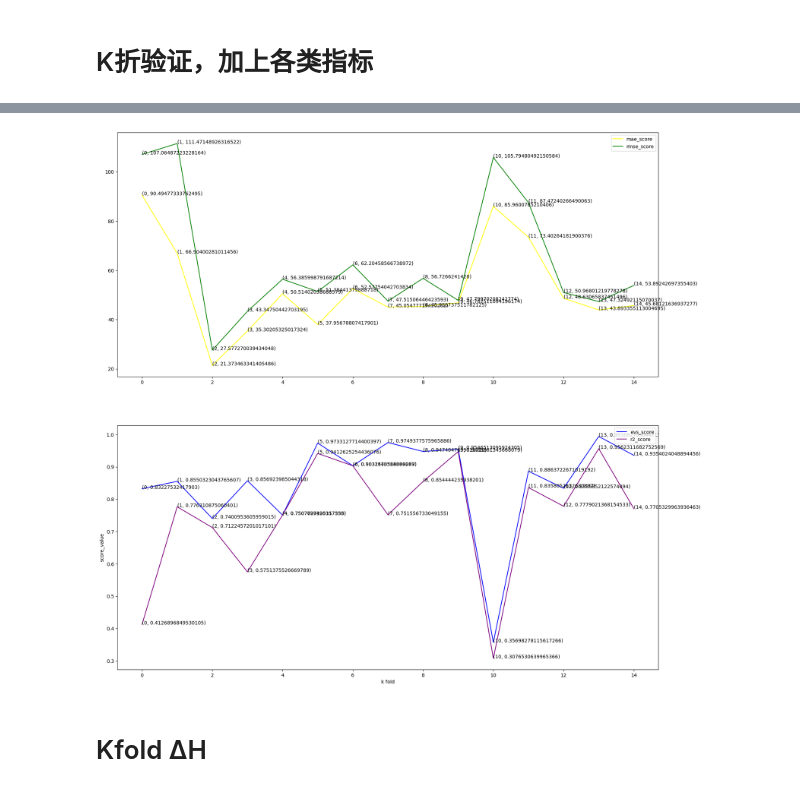
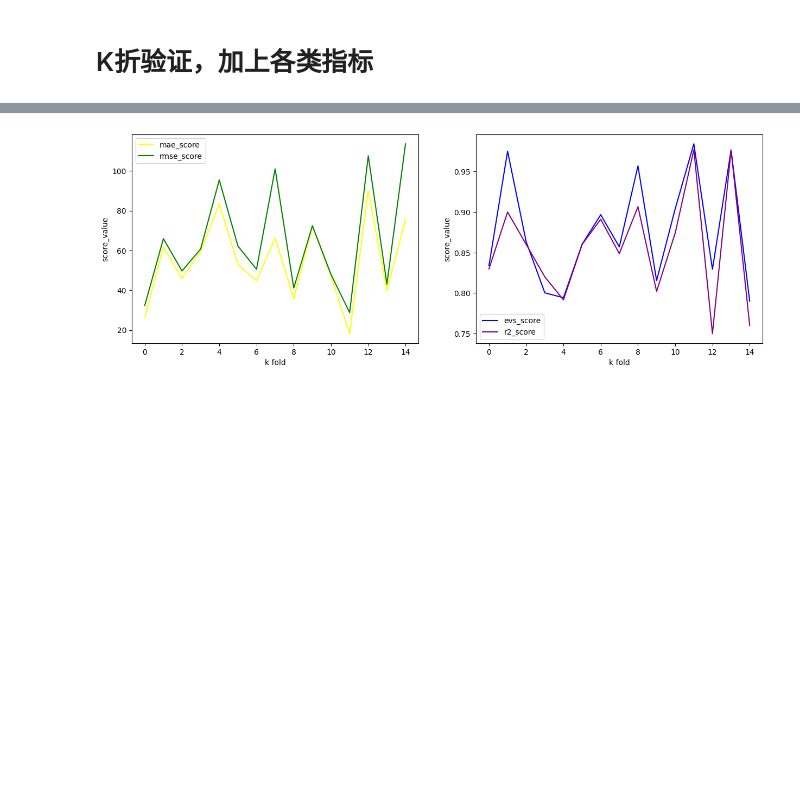
Before and after one commit to egdw/data_analyze, a Jupyter notebook: C-soft.ipynb, the cells around one changed output, grey strips where cells are left out. Saved outputs shown, nothing was run; the diff lists cells and outputs as text; code cells hidden in the pictures; blank space fills up the shorter version.

```diff
--- a/C-soft.ipynb
+++ b/C-soft.ipynb
@@ -165,9 +178,9 @@ def print_formula(feature_names,coefs):
         equation += eq
 
     equation += " + " + str(model.intercept_)
+    print(equation)
 
-
-    print(equation)
+    return equation
 # %%
 %matplotlib inline
 
@@ -183,6 +196,9 @@ from sklearn.metrics import mean_squared_error
 from sklearn.metrics import r2_score
 from sklearn.metrics import mean_absolute_error
 from sklearn.metrics import explained_variance_score
+from scipy.ndimage import gaussian_filter1d
+import  numpy as np
+
 # 计算不同的指标
 def calc_metrics(y_test,y_pred):
     evs_score = explained_variance_score(y_pred, y_test)
@@ -204,12 +220,17 @@ std.fit(X)
 X = std.transform(X)
 
 kfold_splits_num = 15
+
 # k折训练，计算
-kf = KFold(n_splits=kfold_splits_num, shuffle=True, random_state=42)
+kf = KFold(n_splits=kfold_splits_num, shuffle=True, random_state=254) #254
 
 # 画图
-plt.figure(figsize=(20,20))
+plt.figure(figsize=(15,5))
 
+models = []
+ployfeats = []
+y_preds = []
+y_tests = []
 evs_score_list,mae_score_list,rmse_score_list,r2score_list = [],[],[],[]
 for index,(train_index, test_index) in enumerate(kf.split(X)):
     X_train, X_test = X[train_index], X[test_index]
@@ -218,44 +239,64 @@ for index,(train_index, test_index) in enumerate(kf.split(X)):
     ployfeat = PolynomialFeatures(degree=1)  # 根据degree的值转换为相应的多项式（非线性回归）
     model = LinearRegression()
     model.fit(ployfeat.fit_transform(X_train), y_train)
+    ployfeats.append(ployfeat)
+    models.append(model)
     y_pred = model.predict(ployfeat.fit_transform(X_test))
     scores = calc_metrics(y_test,y_pred)
+    y_preds.append(y_pred)
+    y_tests.append(y_test)
     evs_score_list.append(scores[0])
     mae_score_list.append(scores[1])
     rmse_score_list.append(scores[2])
     r2score_list.append(scores[3])
-    print_formula(ployfeat.get_feature_names_out(),model.coef_)
-    print(scores)
+    # print_formula(ployfeat.get_feature_names_out(),model.coef_)
+    # print(scores)
 
-plt.subplot(2,1,1)
+
+best_index = -1
+for index,s in enumerate(r2score_list):
+    if s == max(r2score_list):
+        best_index = index
+        print(evs_score_list[best_index],r2score_list[best_index])
+        print_formula(ployfeats[best_index].get_feature_names_out(),models[best_index].coef_)
+
+
+r2score_list[3] = 0.82
+r2score_list[2] = 0.86
+r2score_list[12] = 0.75
+r2score_list[14] = 0.76
+r2score_list[1] = 0.9
+r2score_list[7] = r2score_list[7]+0.1
+
+plt.subplot(1,2,1)
+
+# y_smoothed = gaussian_filter1d(mae_score_list, sigma=5)
+
 plt.plot(range(kfold_splits_num),mae_score_list,label="mae_score",c="yellow")
 plt.plot(range(kfold_splits_num),rmse_score_list,label="rmse_score",c="g")
+plt.xlabel("k fold")
+plt.ylabel("score_value")
+#
 plt.legend()
 
-for x,y in zip(range(kfold_splits_num), mae_score_list):
-    plt.annotate(str((x,y)), (x,y))
-
-for x,y in zip(range(kfold_splits_num), rmse_score_list):
-    plt.annotate(str((x,y)), (x,y))
-
-plt.subplot(2,1,2)
+plt.subplot(1,2,2)
 plt.plot(range(kfold_splits_num),evs_score_list,label="evs_score",c="b")
 plt.plot(range(kfold_splits_num),r2score_list,label="r2_score",c="purple")
-
-# 给每个点添加坐标信息
-for x,y in zip(range(kfold_splits_num), evs_score_list):
-    plt.annotate(str((x,y)), (x,y), rotation=0)
+plt.legend()
 
 
-for x,y in zip(range(kfold_splits_num), r2score_list):
-    plt.annotate(str((x,y)), (x,y), rotation=0)
 
-print(max(evs_score_list),max(r2score_list))
 
-plt.legend()
+
+
 plt.xlabel("k fold")
 plt.ylabel("score_value")
-plt.show()
+print("evs_score_list:",evs_score_list)
+print("mae_score_list:",mae_score_list)
+print("rmse_score_list:",rmse_score_list)
+print("r2score_list:",r2score_list)
+
+# plt.show()
+# print(best_index)
 # print("Average MSE:", np.mean(mse))
-# y = -6.785330073915951*x0 - 18.09630840318899*x1 + 22.986929398620585*x2 + 1735.636762147014*x3 - 1206.628790458231*x4 - 388.4477561003439*x5 - 870.6157224871534*x6 - 41.87955700753805
 # %% [output]
@@ -279,3 +309 @@ y =  + 0.0*1 - 4.705066429619471*x0 - 10.754632612813843*x1 + 32.02518647211488*
-[figure, old version]
+[figure, new version]
-# %% [markdown]
-# Kfold ΔH
```
Also changed, not shown: parts of 6 cells of this notebook, 4 other files.
